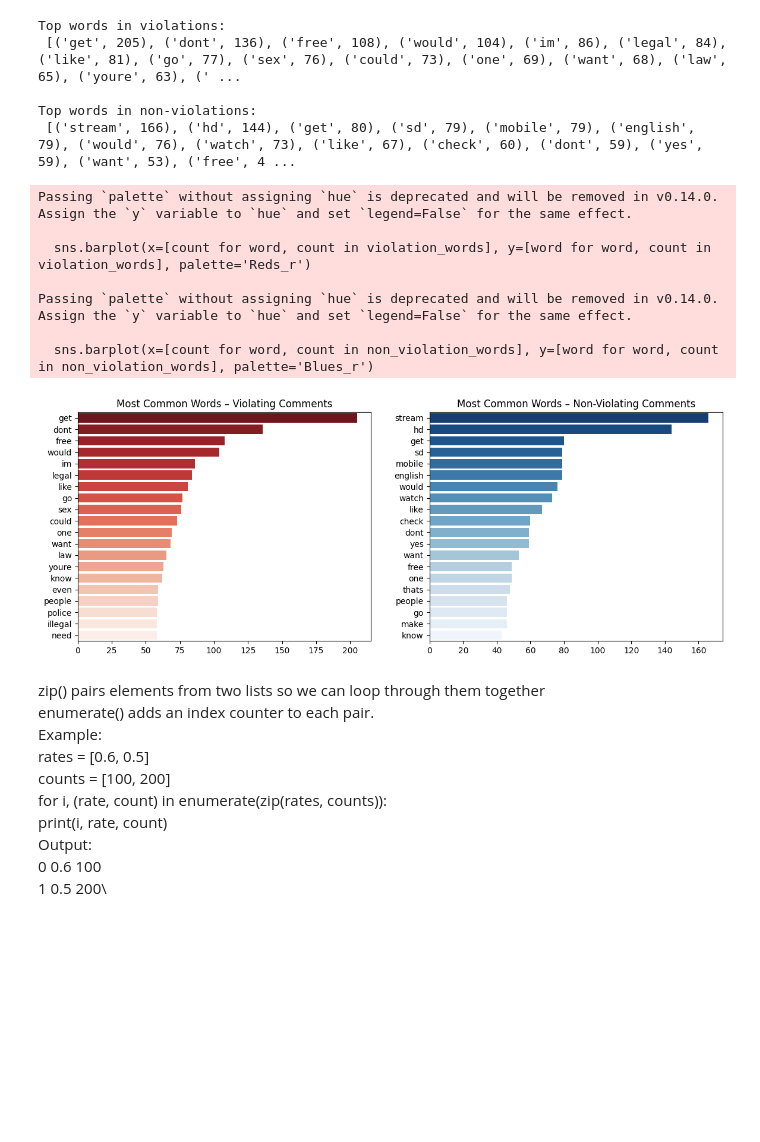
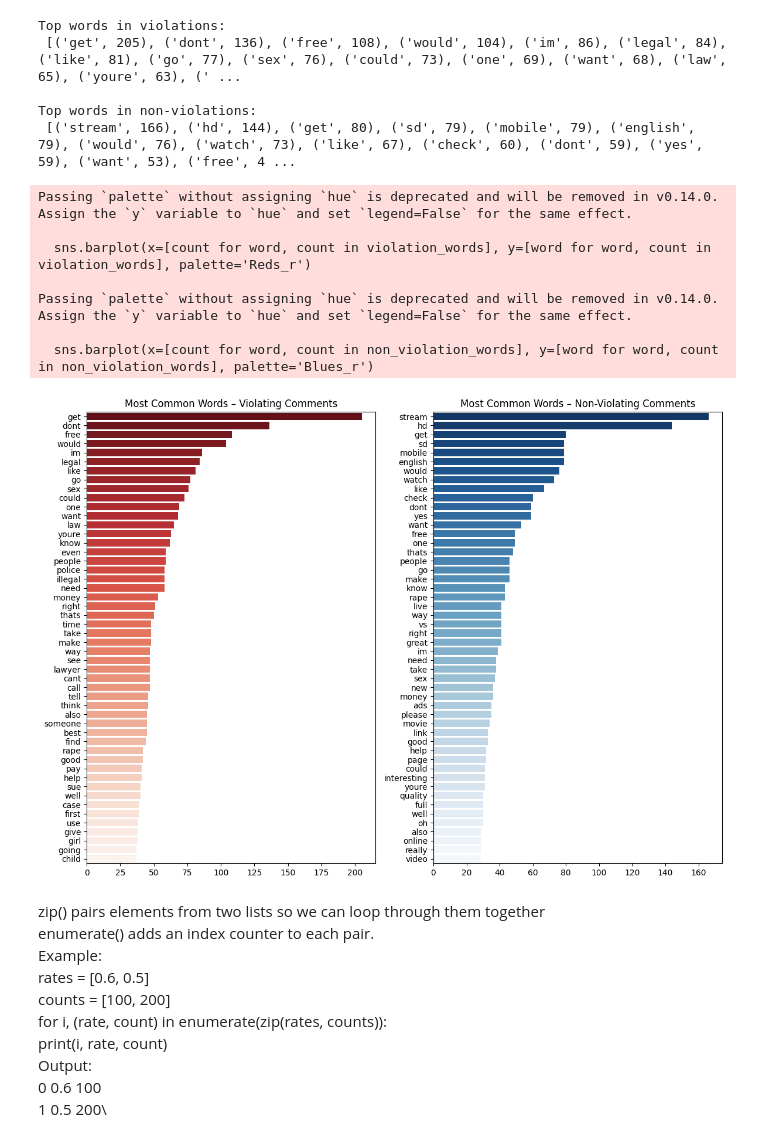
Before and after one commit to meriemDahil/Kaggle-Competition, a Jupyter notebook: redditcomptition.ipynb, the cells around one changed output. Drawn from its saved outputs; the diff is of its cells as text; code cells hidden in the pictures; blank space fills up the shorter version.

```diff
--- a/redditcomptition.ipynb
+++ b/redditcomptition.ipynb
@@ -321,8 +321,8 @@ violation_texts = " ".join(df[df['rule_violation'] == 1]['clean_body'])
 non_violation_texts = " ".join(df[df['rule_violation'] == 0]['clean_body'])
 
 # Count word frequencies
-violation_words = Counter(violation_texts.split()).most_common(20)
-non_violation_words = Counter(non_violation_texts.split()).most_common(20)
+violation_words = Counter(violation_texts.split()).most_common(50)
+non_violation_words = Counter(non_violation_texts.split()).most_common(50)
 
 print("Top words in violations:\n", violation_words)
 print("\nTop words in non-violations:\n", non_violation_words)
@@ -334,25 +334,25 @@ Top words in non-violations:
  [('stream', 166), ('hd', 144), ('get', 80), ('sd', 79), ('mobile', 79), ('english', 79), ('would', 76), ('watch', 73), ('like', 67), ('check', 60), ('dont', 59), ('yes', 59), ('want', 53), ('free', 4 ...
 # %%
 
-plt.figure(figsize=(14,5))
+plt.figure(figsize=(14,10))
 plt.subplot(1,2,1)
 sns.barplot(x=[count for word, count in violation_words], y=[word for word, count in violation_words], palette='Reds_r')
 
 plt.title("Most Common Words – Violating Comments")
 
 plt.subplot(1,2,2)
 sns.barplot(x=[count for word, count in non_violation_words], y=[word for word, count in non_violation_words], palette='Blues_r')
 plt.title("Most Common Words – Non-Violating Comments")
 plt.show()
 # %% [output]
 Passing `palette` without assigning `hue` is deprecated and will be removed in v0.14.0. Assign the `y` variable to `hue` and set `legend=False` for the same effect.
 
   sns.barplot(x=[count for word, count in violation_words], y=[word for word, count in violation_words], palette='Reds_r')
 
 Passing `palette` without assigning `hue` is deprecated and will be removed in v0.14.0. Assign the `y` variable to `hue` and set `legend=False` for the same effect.
 
   sns.barplot(x=[count for word, count in non_violation_words], y=[word for word, count in non_violation_words], palette='Blues_r')
-[figure, old version]
+[figure, new version]
 # %%
 subreddit_stats = (
     df.groupby('subreddit')
```
Also changed, not shown: parts of 3 cells of this notebook.
